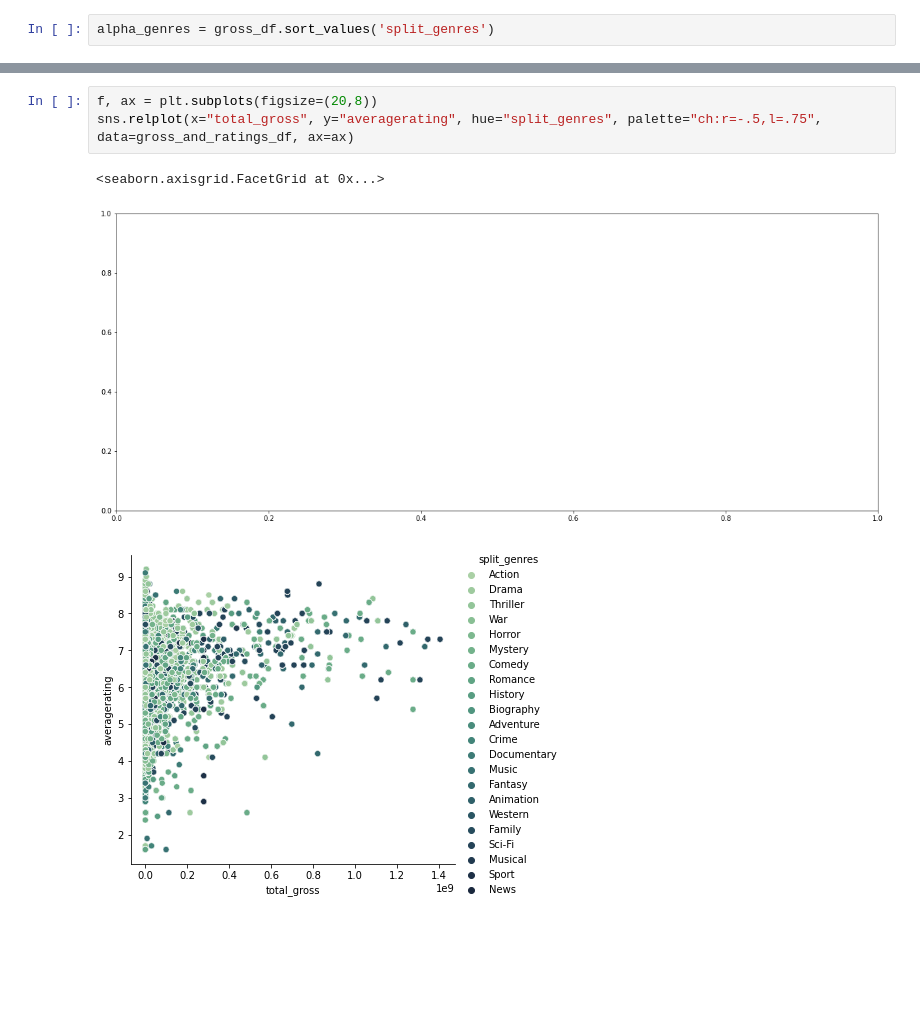
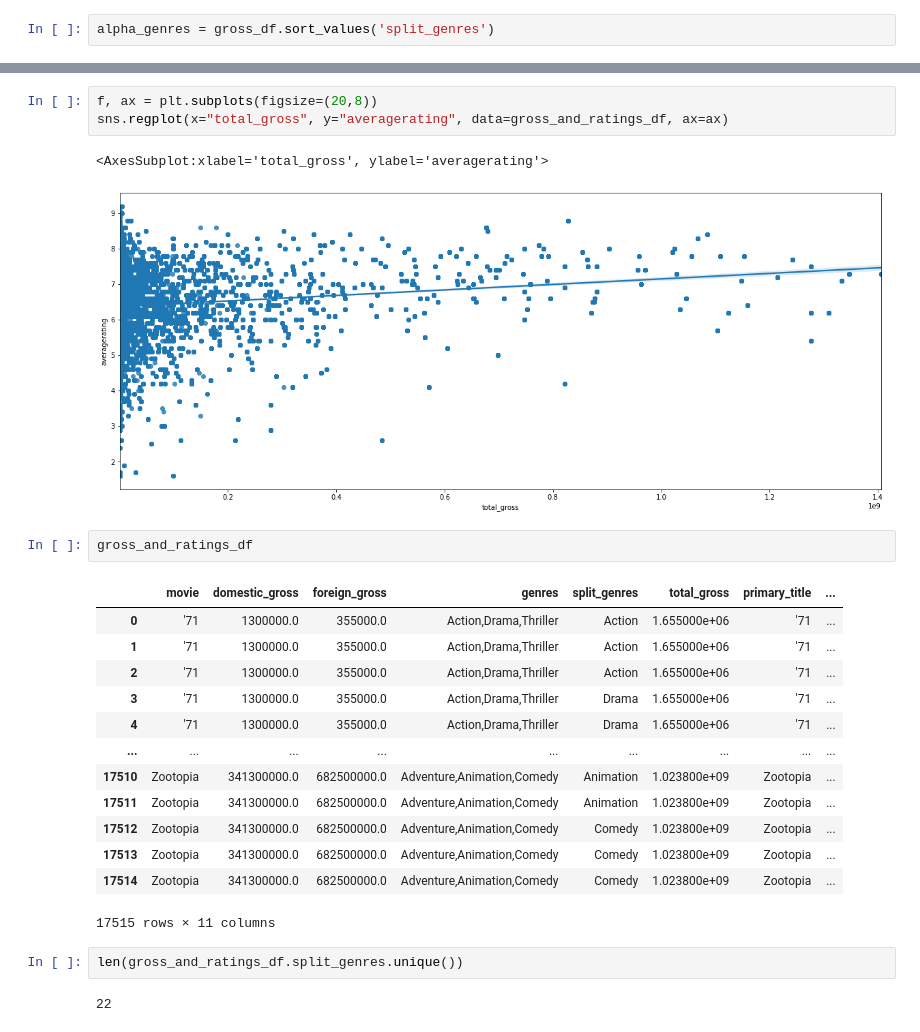
Before and after one commit to nancyho83/Microsoft-Movie-Analysis, a Jupyter notebook: cleaning-and-visualization.ipynb, the cells around one changed output, grey strips where cells are left out. Cells and saved outputs as stored; diff of their text form; blank space fills up the shorter version.

```diff
--- a/cleaning-and-visualization.ipynb
+++ b/cleaning-and-visualization.ipynb
@@ -371,7 +397,26 @@ Text(0.5, 1.0, 'Average Gross Profit Based On Genre')
 # %%
 f, ax = plt.subplots(figsize=(20,8))
-sns.relplot(x="total_gross", y="averagerating", hue="split_genres", palette="ch:r=-.5,l=.75", data=gross_and_ratings_df, ax=ax)
+sns.regplot(x="total_gross", y="averagerating", data=gross_and_ratings_df, ax=ax)
 # %% [output]
-<seaborn.axisgrid.FacetGrid at 0x...>
+<AxesSubplot:xlabel='total_gross', ylabel='averagerating'>
-[figure, old version]
+[figure, new version]
-[figure, removed]
+# %%
+gross_and_ratings_df
+# %% [output]
+|  | movie | domestic_gross | foreign_gross | genres | split_genres | total_gross | primary_title | ... |
+| 0 | '71 | 1300000.0 | 355000.0 | Action,Drama,Thriller | Action | 1.655000e+06 | '71 | ... |
+| 1 | '71 | 1300000.0 | 355000.0 | Action,Drama,Thriller | Action | 1.655000e+06 | '71 | ... |
+| 2 | '71 | 1300000.0 | 355000.0 | Action,Drama,Thriller | Action | 1.655000e+06 | '71 | ... |
+| 3 | '71 | 1300000.0 | 355000.0 | Action,Drama,Thriller | Drama | 1.655000e+06 | '71 | ... |
+| 4 | '71 | 1300000.0 | 355000.0 | Action,Drama,Thriller | Drama | 1.655000e+06 | '71 | ... |
+| ... | ... | ... | ... | ... | ... | ... | ... | ... |
+| 17510 | Zootopia | 341300000.0 | 682500000.0 | Adventure,Animation,Comedy | Animation | 1.023800e+09 | Zootopia | ... |
+| 17511 | Zootopia | 341300000.0 | 682500000.0 | Adventure,Animation,Comedy | Animation | 1.023800e+09 | Zootopia | ... |
+| 17512 | Zootopia | 341300000.0 | 682500000.0 | Adventure,Animation,Comedy | Comedy | 1.023800e+09 | Zootopia | ... |
+| 17513 | Zootopia | 341300000.0 | 682500000.0 | Adventure,Animation,Comedy | Comedy | 1.023800e+09 | Zootopia | ... |
+| 17514 | Zootopia | 341300000.0 | 682500000.0 | Adventure,Animation,Comedy | Comedy | 1.023800e+09 | Zootopia | ... |
+17515 rows × 11 columns
+# %%
+len(gross_and_ratings_df.split_genres.unique())
+# %% [output]
+22
```
Also changed, not shown: parts of 8 cells of this notebook.
